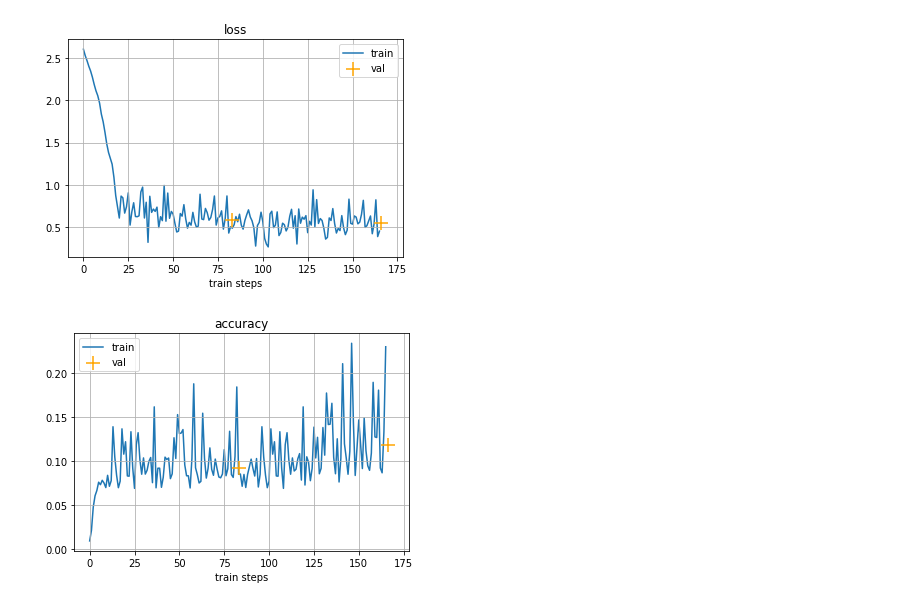
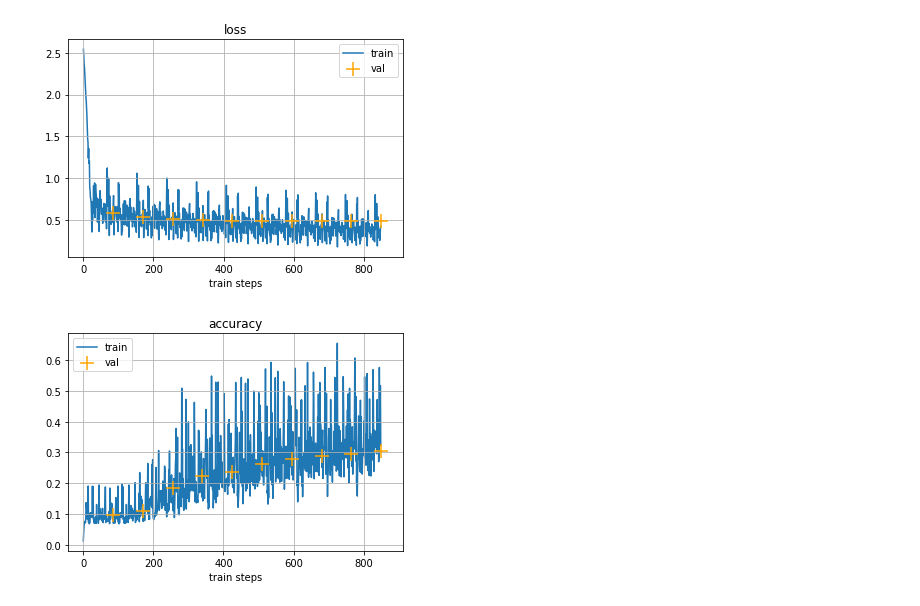
Before and after one commit to Mikhail-off/NLP-2019, a Jupyter notebook: HW2/hw2.ipynb, the cells around one changed output. Saved outputs shown, nothing was run; the diff lists cells and outputs as text; code cells hidden in the pictures.

```diff
--- a/HW2/hw2.ipynb
+++ b/HW2/hw2.ipynb
@@ -90,0 +82,17 @@ deadline: 30 октября 2019, 23:59
+# %%
+path = r'data\entities\brat'
+all_files = glob.glob(path + "/*.ann")
+
+li = []
+for filename in all_files:
+    df = pd.read_csv(filename,
+                     index_col=None,
+                     sep='\t',
+                     quoting=csv.QUOTE_NONE,
+                     header=None)
+    li.append(df)
+
+entities = pd.concat(li, axis=0, ignore_index=True)
+df1 = pd.DataFrame(entities[1].str.split(' ',2).tolist(),
+                                   columns = [4,5,6])
+entities = pd.concat([entities[2], df1[4]], axis=1, ignore_index=True)
@@ -213,7 +304,7 @@ import torch.autograd
 from torchcrf import CRF
 from tqdm import tqdm_notebook as tqdm
 # %%
-def batch_generator(data, batch_size=32, is_cuda=True):
+def batch_generator(data, batch_size=128, is_cuda=True):
     x_data, y_data = data
     for i in tqdm(range(0, len(x_data), batch_size)):
         if i + batch_size > len(x_data):
@@ -250,7 +341,8 @@ class CNN_BiLSTM_CRF(nn.Module):
         self.word_embedding = nn.Embedding(word_count, word_embedding_dim)
 
         self.lstm = nn.LSTM(word_embedding_dim + n_filters * 2,
-                            self.hidden_dim // 2, bidirectional=True, batch_first=True)
+                            self.hidden_dim // 2, bidirectional=True,
+                            batch_first=True)
         self.hidden2tag = nn.Linear(self.hidden_dim, num_classes)
 
         self.CRF = CRF(num_classes, batch_first=True)
@@ -277,8 +369,7 @@ class CNN_BiLSTM_CRF(nn.Module):
         lstm_out = lstm_out.view(len(words), self.hidden_dim)
         lstm_feats = self.hidden2tag(lstm_out)
 
-        out = F.log_softmax(lstm_feats)
-        return out
+        return F.log_softmax(lstm_feats)
 # %%
 from tqdm import tqdm_notebook as tqdm
 %matplotlib inline
@@ -350,7 +441,7 @@ def plot_history(train_history, val_history, title='loss'):
     plt.show()
 
 
-def train(model, optimazer, criterion, n_epochs=15, is_cuda=True):
+def train(model, optimazer, criterion, n_epochs, batch_size, is_cuda=True):
     if is_cuda:
         model = model.cuda()
     train_loss_log, train_acc_log = [], []
@@ -382,26 +473,27 @@ def train(model, optimazer, criterion, n_epochs=15, is_cuda=True):
 # %%
 import torch.optim as optim
 """
 char_count, char_embedding_dim, word_count, word_embedding_dim, n_filters,
                  filter_sizes, dropout, hidden_dim, num_classes=13
 """
 char_count = len(dp.char2ind)
 word_count = len(dp.word2ind)
 word_embedding_dim = 200
 char_embedding_dim = 30
 n_filters = 15
-filter_sizes = [2, 3]
+batch_size = 64
+filter_sizes = [3, 4]
 dropout = 0.2
-N_EPOCHS = 15
+n_epochs = 10
 hidden_dim = 230
 
 model = CNN_BiLSTM_CRF(char_count, char_embedding_dim, word_count, word_embedding_dim,
                    n_filters, filter_sizes,
                    dropout, hidden_dim)
 loss_function = nn.NLLLoss()
 optimizer = optim.AdamW(model.parameters(), lr=0.001)
 
-train(model, optimizer, loss_function, n_epochs=15, is_cuda=False)
+train(model, optimizer, loss_function, n_epochs=n_epochs, batch_size=batch_size, is_cuda=False)
 # %% [output]
-[figure, old version]
+[figure, new version]
-[figure, old version]
+[figure, new version]
```
Also changed, not shown: parts of 15 cells of this notebook, 1 other file.
